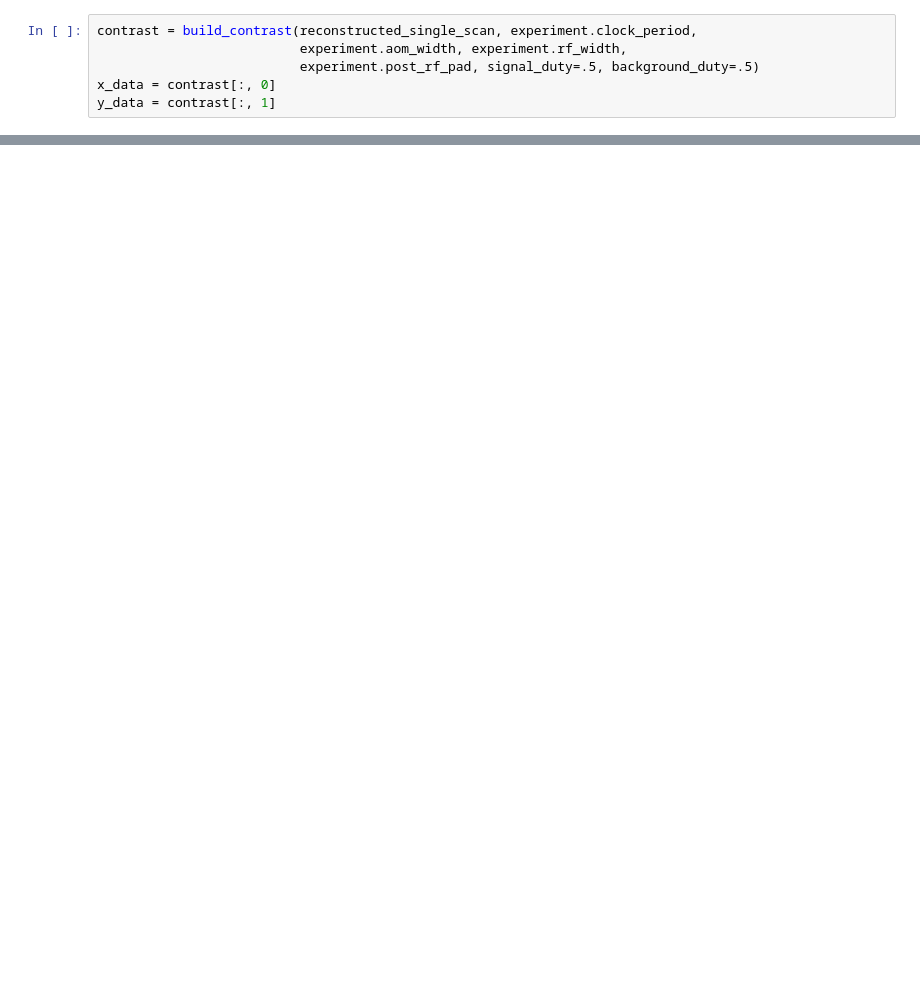
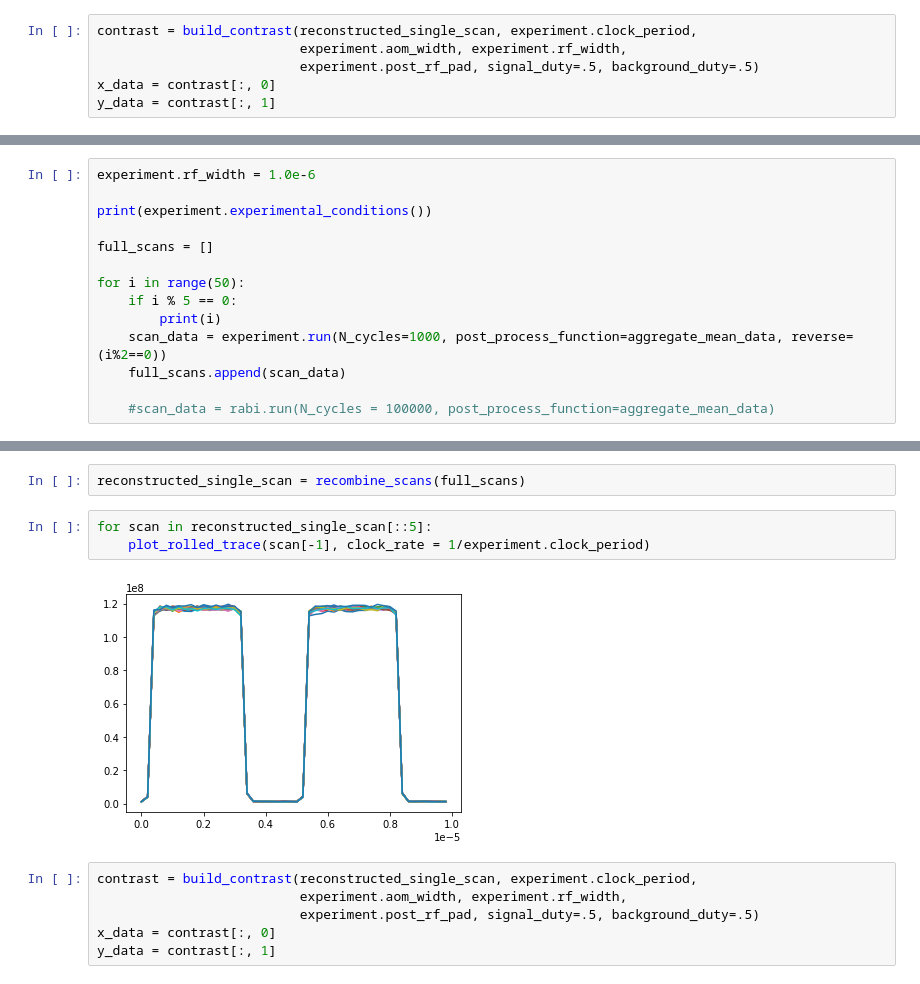
Before and after one commit to gadamc/cwodmr, a Jupyter notebook: podmr/v1_podmr.ipynb, the cells around one changed output, grey strips where cells are left out. Saved outputs shown, nothing was run; the diff lists cells and outputs as text; blank space fills up the shorter version.

```diff
--- a/podmr/v1_podmr.ipynb
+++ b/podmr/v1_podmr.ipynb
@@ -238,0 +233,14 @@ array([2.868e+09, 2.873e+09])
+# %%
+experiment.rf_width = 1.0e-6
+
+print(experiment.experimental_conditions())
+
+full_scans = []
+
+for i in range(50):
+    if i % 5 == 0:
+        print(i)
+    scan_data = experiment.run(N_cycles=1000, post_process_function=aggregate_mean_data, reverse=(i%2==0))
+    full_scans.append(scan_data)
+
+    #scan_data = rabi.run(N_cycles = 100000, post_process_function=aggregate_mean_data)
@@ -238,0 +259,13 @@ array([2.868e+09, 2.873e+09])
+# %%
+reconstructed_single_scan = recombine_scans(full_scans)
+# %%
+for scan in reconstructed_single_scan[::5]:
+    plot_rolled_trace(scan[-1], clock_rate = 1/experiment.clock_period)
+# %% [output]
+[figure, added]
+# %%
+contrast = build_contrast(reconstructed_single_scan, experiment.clock_period,
+                          experiment.aom_width, experiment.rf_width,
+                          experiment.post_rf_pad, signal_duty=.5, background_duty=.5)
+x_data = contrast[:, 0]
+y_data = contrast[:, 1]
```
Also changed, not shown: parts of 16 cells of this notebook, 2 other files.
